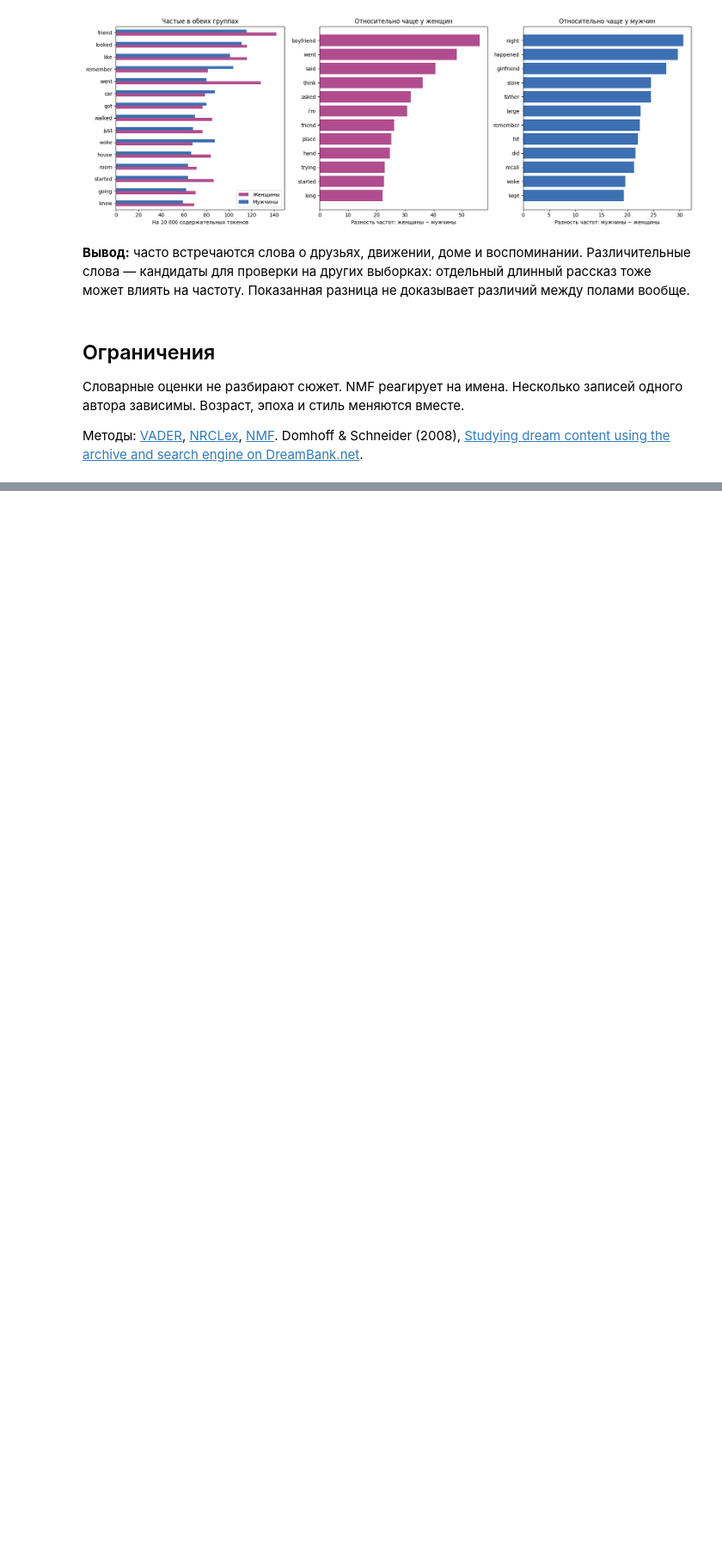
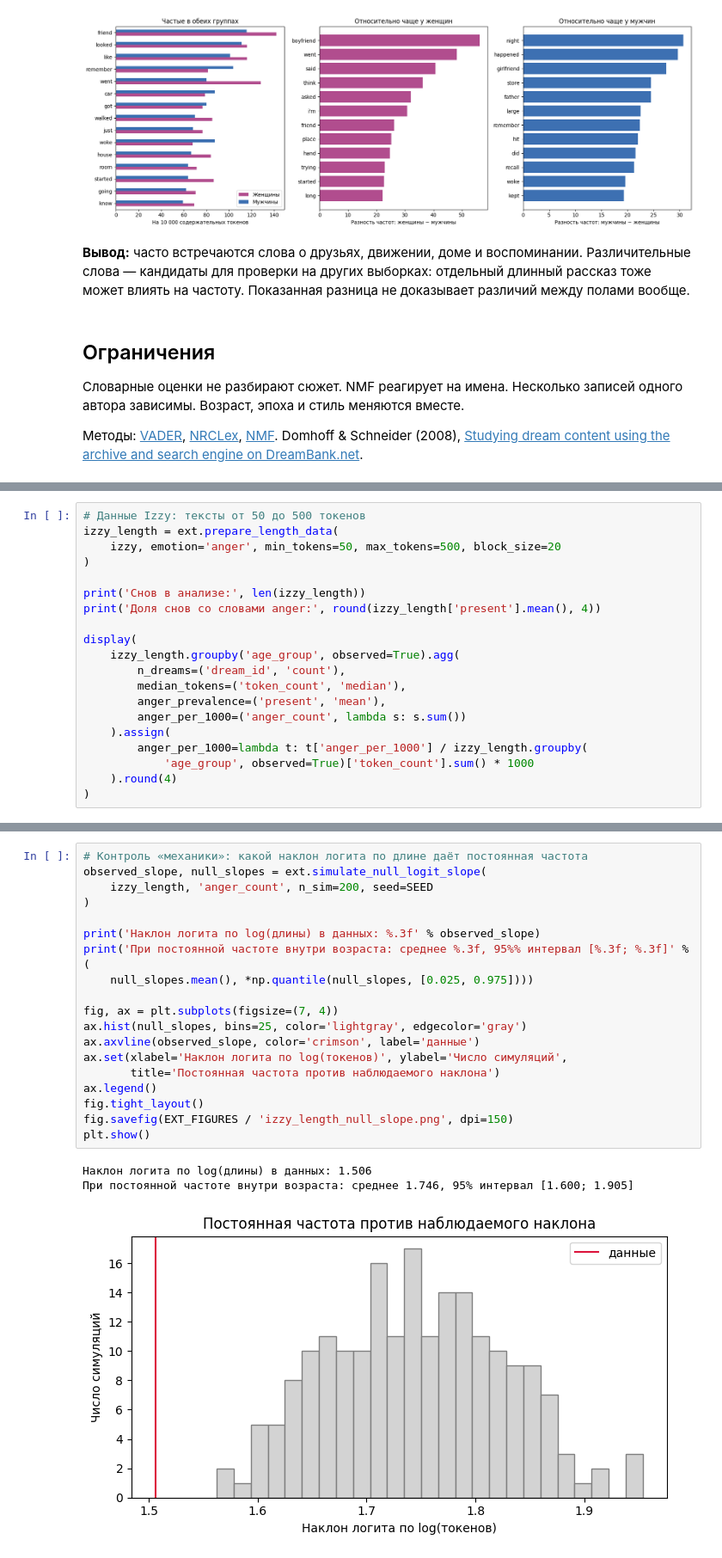
Before and after one commit to vorogurcov/dreambank-analysis, a Jupyter notebook: DreamPoly.ipynb, the cells around one changed output, grey strips where cells are left out. Shown at 86% size. Saved outputs shown, nothing was run; the diff lists cells and outputs as text; blank space fills up the shorter version.

```diff
--- a/DreamPoly.ipynb
+++ b/DreamPoly.ipynb
@@ -465,0 +693,20 @@ display(Markdown('**Вывод:** часто встречаются слова
+# %%
+# Данные Izzy: тексты от 50 до 500 токенов
+izzy_length = ext.prepare_length_data(
+    izzy, emotion='anger', min_tokens=50, max_tokens=500, block_size=20
+)
+
+print('Снов в анализе:', len(izzy_length))
+print('Доля снов со словами anger:', round(izzy_length['present'].mean(), 4))
+
+display(
+    izzy_length.groupby('age_group', observed=True).agg(
+        n_dreams=('dream_id', 'count'),
+        median_tokens=('token_count', 'median'),
+        anger_prevalence=('present', 'mean'),
+        anger_per_1000=('anger_count', lambda s: s.sum())
+    ).assign(
+        anger_per_1000=lambda t: t['anger_per_1000'] / izzy_length.groupby(
+            'age_group', observed=True)['token_count'].sum() * 1000
+    ).round(4)
+)
@@ -465,0 +784,23 @@ display(Markdown('**Вывод:** часто встречаются слова
+# %%
+# Контроль «механики»: какой наклон логита по длине даёт постоянная частота
+observed_slope, null_slopes = ext.simulate_null_logit_slope(
+    izzy_length, 'anger_count', n_sim=200, seed=SEED
+)
+
+print('Наклон логита по log(длины) в данных: %.3f' % observed_slope)
+print('При постоянной частоте внутри возраста: среднее %.3f, 95%% интервал [%.3f; %.3f]' % (
+    null_slopes.mean(), *np.quantile(null_slopes, [0.025, 0.975])))
+
+fig, ax = plt.subplots(figsize=(7, 4))
+ax.hist(null_slopes, bins=25, color='lightgray', edgecolor='gray')
+ax.axvline(observed_slope, color='crimson', label='данные')
+ax.set(xlabel='Наклон логита по log(токенов)', ylabel='Число симуляций',
+       title='Постоянная частота против наблюдаемого наклона')
+ax.legend()
+fig.tight_layout()
+fig.savefig(EXT_FIGURES / 'izzy_length_null_slope.png', dpi=150)
+plt.show()
+# %% [output]
+Наклон логита по log(длины) в данных: 1.506
+При постоянной частоте внутри возраста: среднее 1.746, 95% интервал [1.600; 1.905]
+[figure, added]
```
Also changed, not shown: parts of 42 cells of this notebook, 1 other file.
